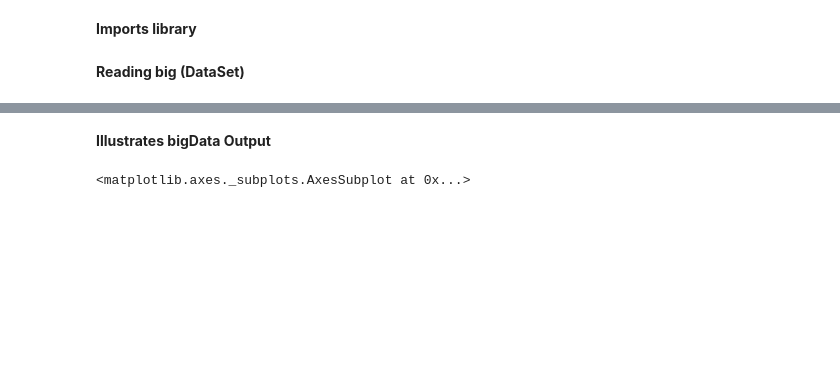
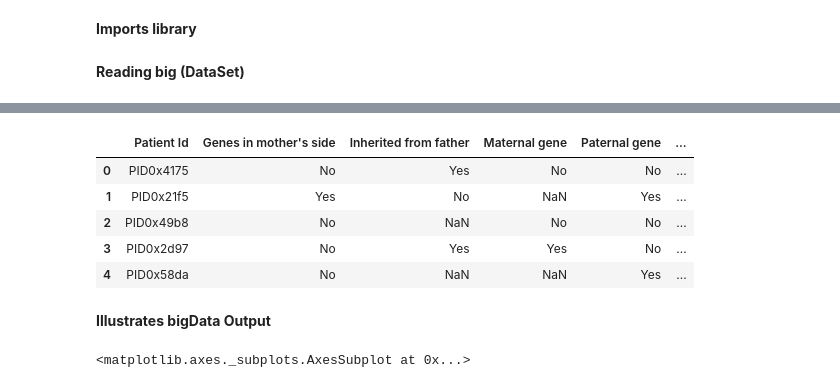
Before and after one commit to YoussifAssem/Genatac, a Jupyter notebook: E-Genetics/Genetics.ipynb, the cells around one changed output, grey strips where cells are left out. Saved outputs shown, nothing was run; the diff lists cells and outputs as text; code cells hidden in the pictures; blank space fills up the shorter version.

```diff
--- a/E-Genetics/Genetics.ipynb
+++ b/E-Genetics/Genetics.ipynb
@@ -26,3 +38,13 @@ bigData.head()
+# %%
+bigDataTest = bigDataTest.drop(columns=['Patient Age', 'Patient First Name', 'Family Name', "Father's name", "Mother's age", "Father's age", 'Institute Name', 'Location of Institute', 'Follow-up', 'Place of birth'], axis=1)
+bigDataTest.head()
+# %% [output]
+|  | Patient Id | Genes in mother's side | Inherited from father | Maternal gene | Paternal gene | ... |
+| 0 | PID0x4175 | No | Yes | No | No | ... |
+| 1 | PID0x21f5 | Yes | No | NaN | Yes | ... |
+| 2 | PID0x49b8 | No | NaN | No | No | ... |
+| 3 | PID0x2d97 | No | Yes | Yes | No | ... |
+| 4 | PID0x58da | No | NaN | NaN | Yes | ... |
 # %% [markdown]
 **Illustrates bigData Output**
 # %%
```
Also changed, not shown: parts of 26 cells of this notebook.
